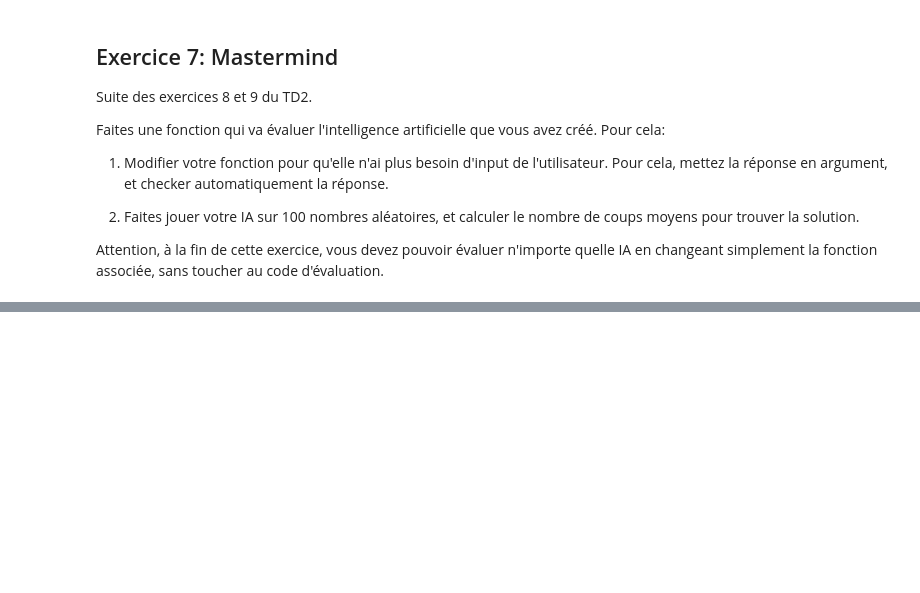
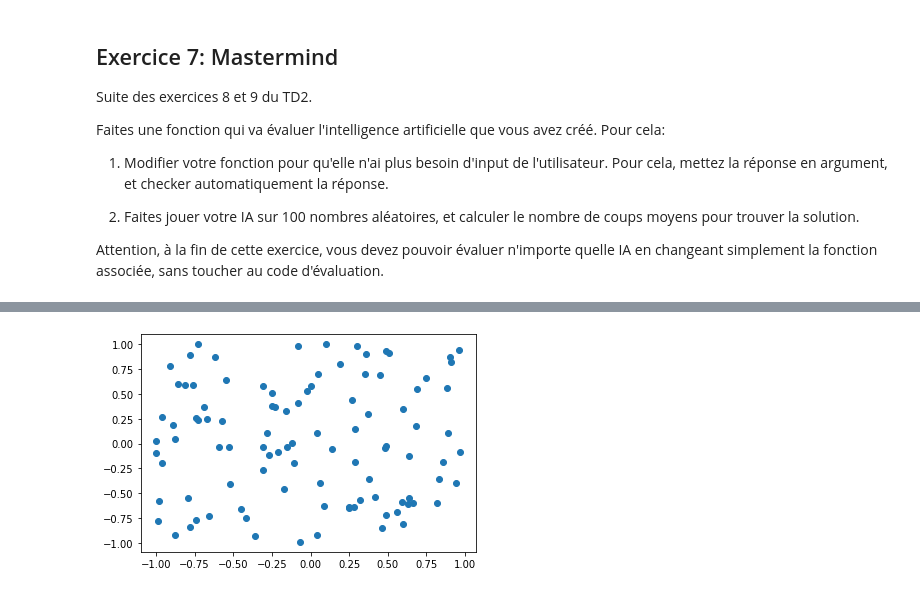
Before and after one commit to nhennetier/ENSAE-HEC-Python, a Jupyter notebook: TDs/TD3/TD3.ipynb, the cells around one changed output, grey strips where cells are left out. Cells and saved outputs as stored; diff of their text form; code cells hidden in the pictures; blank space fills up the shorter version.

```diff
--- a/TDs/TD3/TD3.ipynb
+++ b/TDs/TD3/TD3.ipynb
@@ -187,0 +338,14 @@ Attention, à la fin de cette exercice, vous devez pouvoir évaluer n'importe qu
+# %%
+from random import randint
+
+
+def get_n_points_in_square(n):
+    points = [
+        (randint(-100, 100) / 100, randint(-100, 100) / 100)
+        for _ in range(n)
+    ]
+    plot_points(points)
+# %%
+get_n_points_in_square(100)
+# %% [output]
+[figure, added]
```
Also changed, not shown: parts of 39 cells of this notebook.
